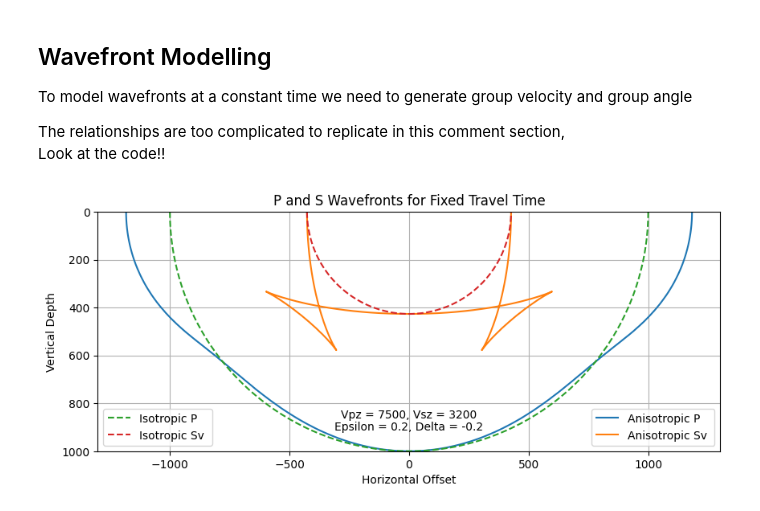
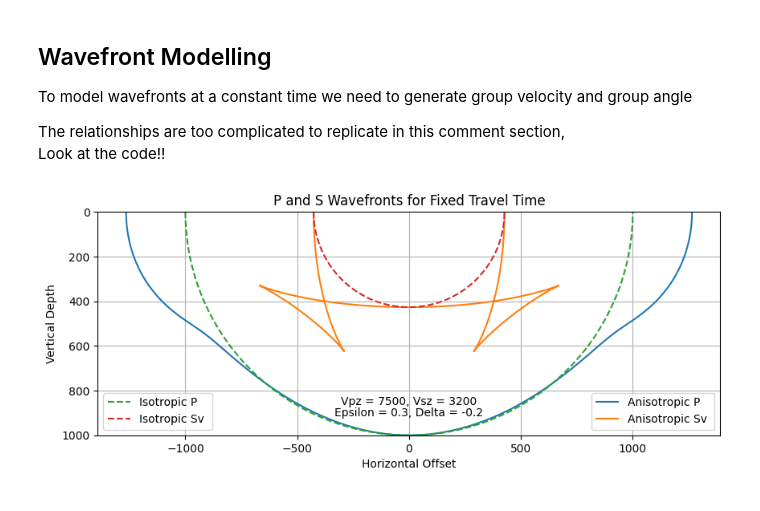
Before and after one commit to ajcampbell25/VSP_Basics, a Jupyter notebook: Anisotropy_modeling.ipynb, the cells around one changed output. Drawn from its saved outputs; the diff is of its cells as text; code cells hidden in the pictures.

```diff
--- a/Anisotropy_modeling.ipynb
+++ b/Anisotropy_modeling.ipynb
@@ -186,11 +186,11 @@ Look at the code!!
 # %%
 savepng = 'n'
 Vpz= 7500
 Vsz= 3200
-epsilon = .2
+epsilon = .3
 delta =-.2
 depth = 1000
 
 VpG = anisomodel.wavefronts(Vpz, Vsz, epsilon, delta,depth,savepng)
 # %% [output]
-[figure, old version]
+[figure, new version]
```
